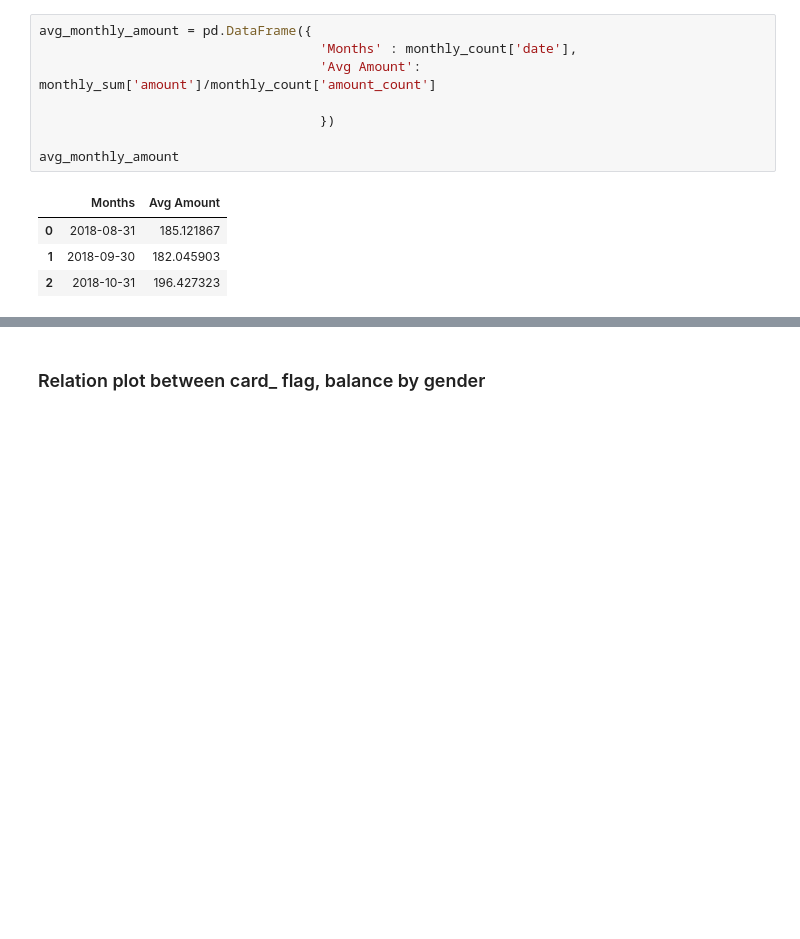
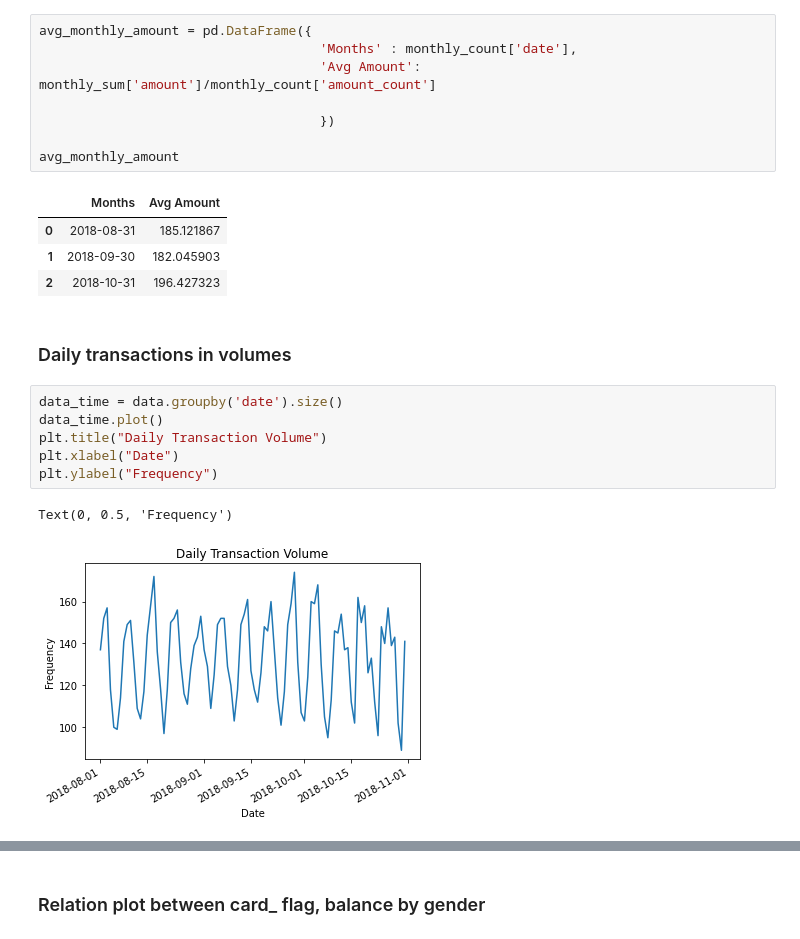
Before and after one commit to kvk96/ANZ-Data-Virtual-Internship, a Jupyter notebook: ANZ Virtual internship Task 1.ipynb, the cells around one changed output, grey strips where cells are left out. Cells and saved outputs as stored; diff of their text form; blank space fills up the shorter version.

```diff
--- a/ANZ Virtual internship Task 1.ipynb
+++ b/ANZ Virtual internship Task 1.ipynb
@@ -184,3 +183,14 @@ avg_monthly_amount
 | 0 | 2018-08-31 | 185.121867 |
 | 1 | 2018-09-30 | 182.045903 |
 | 2 | 2018-10-31 | 196.427323 |
+# %% [markdown]
+### Daily transactions in volumes
+# %%
+data_time = data.groupby('date').size()
+data_time.plot()
+plt.title("Daily Transaction Volume")
+plt.xlabel("Date")
+plt.ylabel("Frequency")
+# %% [output]
+Text(0, 0.5, 'Frequency')
+[figure, added]
```
Also changed, not shown: parts of 10 cells of this notebook.
